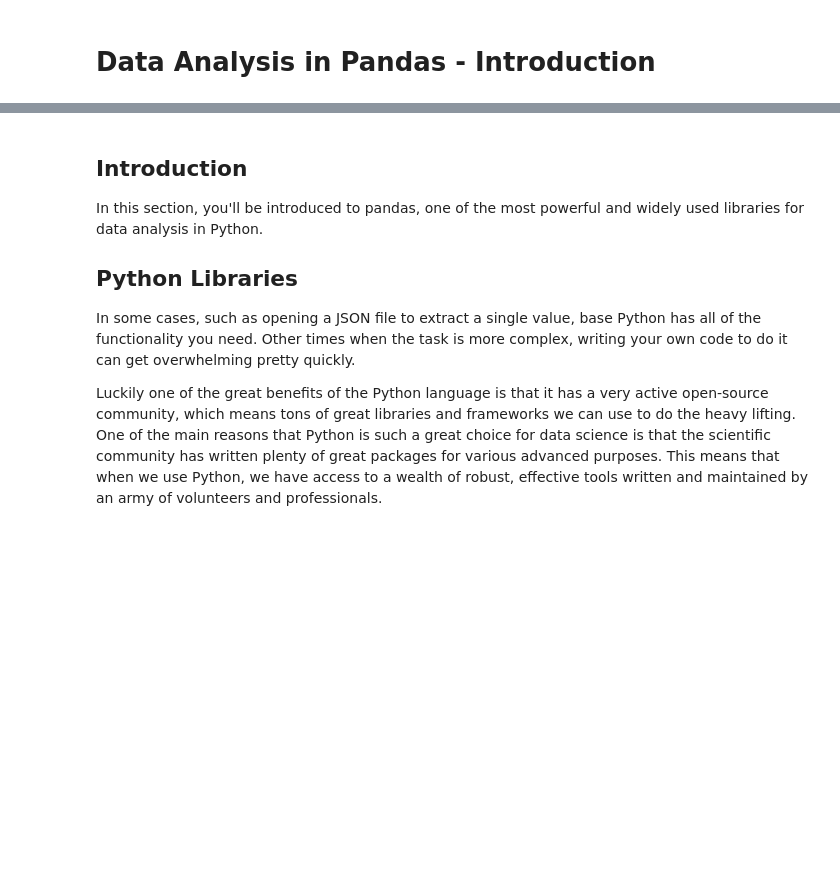
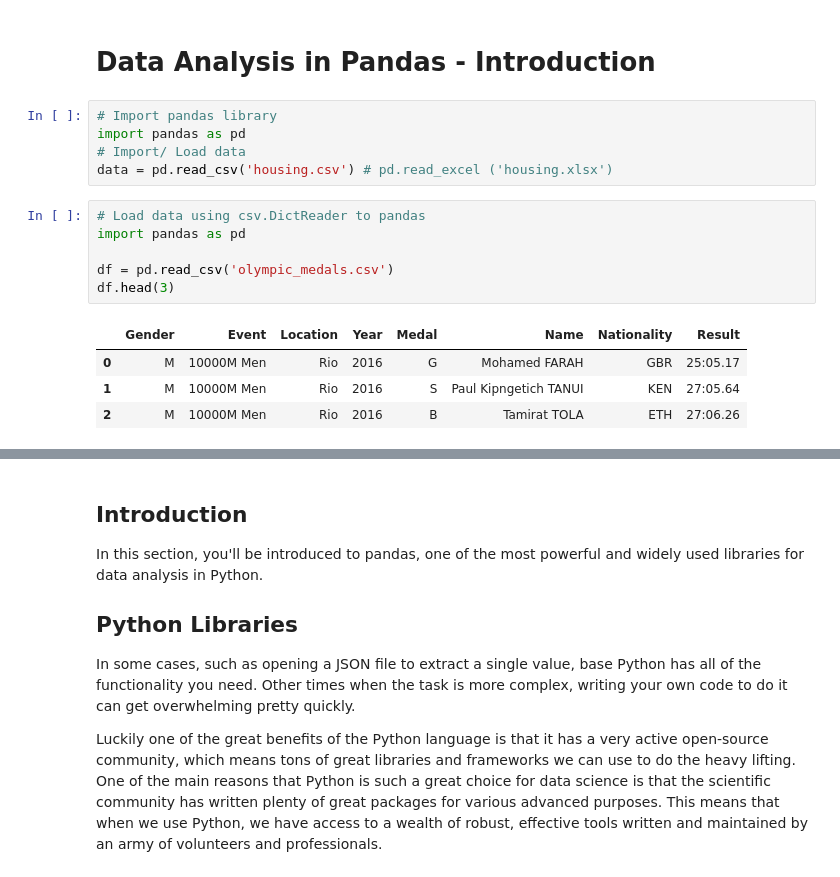
Before and after one commit to ruth002-beep/dsc-data-analysis-pandas-intro, a Jupyter notebook: index.ipynb, the cells around one changed output, grey strips where cells are left out. Saved outputs shown, nothing was run; the diff lists cells and outputs as text; blank space fills up the shorter version.

```diff
--- a/index.ipynb
+++ b/index.ipynb
@@ -1,2 +1,18 @@
 # %% [markdown]
 # Data Analysis in Pandas - Introduction
+# %%
+# Import pandas library
+import pandas as pd
+# Import/ Load data
+data = pd.read_csv('housing.csv') # pd.read_excel ('housing.xlsx')
+# %%
+# Load data using csv.DictReader to pandas
+import pandas as pd
+
+df = pd.read_csv('olympic_medals.csv')
+df.head(3)
+# %% [output]
+|  | Gender | Event | Location | Year | Medal | Name | Nationality | Result |
+| 0 | M | 10000M Men | Rio | 2016 | G | Mohamed FARAH | GBR | 25:05.17 |
+| 1 | M | 10000M Men | Rio | 2016 | S | Paul Kipngetich TANUI | KEN | 27:05.64 |
+| 2 | M | 10000M Men | Rio | 2016 | B | Tamirat TOLA | ETH | 27:06.26 |
```
Also changed, not shown: parts of 10 cells of this notebook.
